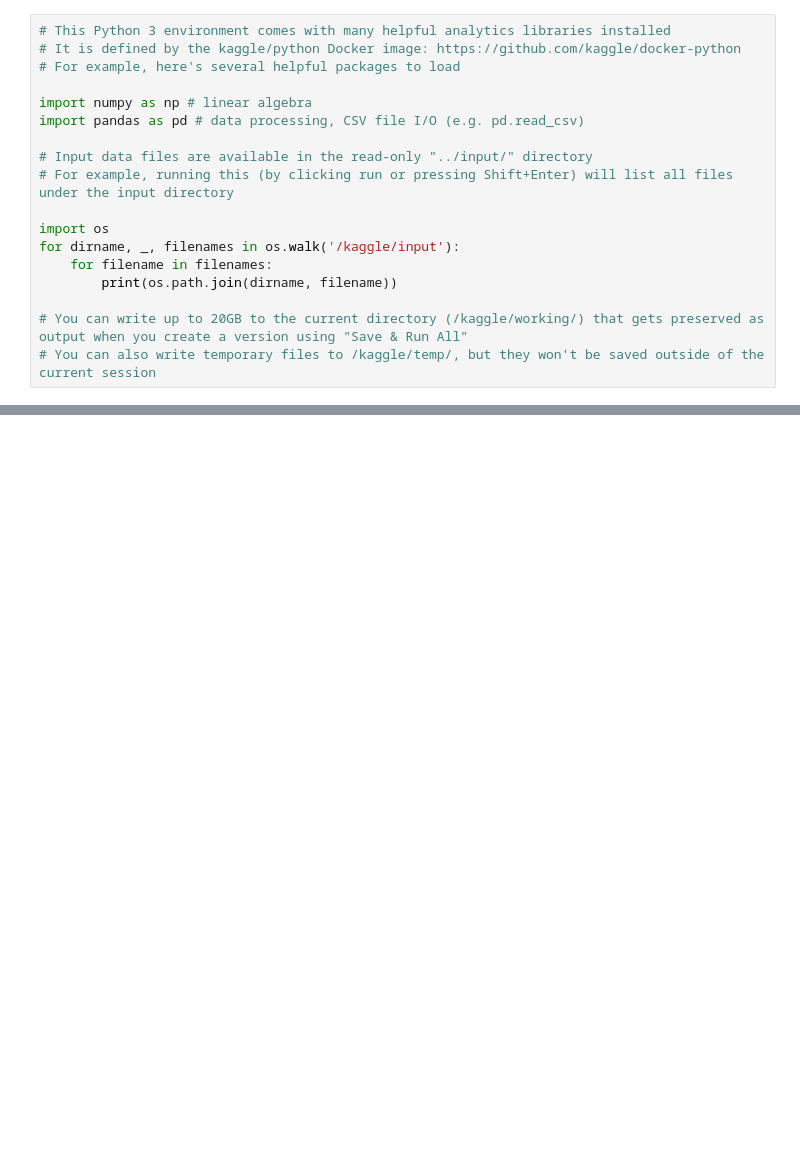
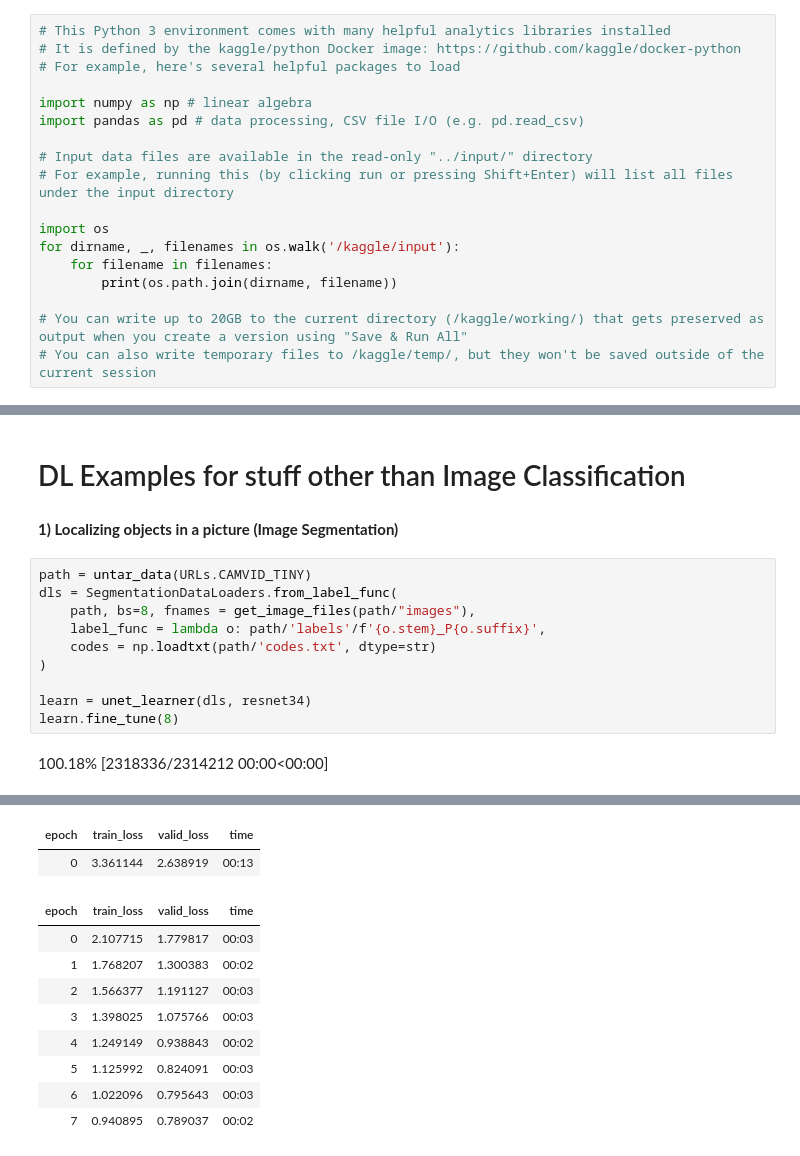
Before and after one commit to AmanVernekar/fastai_course, a Jupyter notebook: fastai-book-chap1.ipynb, the cells around one changed output, grey strips where cells are left out. Drawn from its saved outputs; the diff is of its cells as text; blank space fills up the shorter version.

```diff
--- a/fastai-book-chap1.ipynb
+++ b/fastai-book-chap1.ipynb
@@ -18,0 +184,16 @@ for dirname, _, filenames in os.walk('/kaggle/input'):
+# %% [markdown]
+# DL Examples for stuff other than Image Classification
+# %% [markdown]
+**1) Localizing objects in a picture (Image Segmentation)**
+# %%
+path = untar_data(URLs.CAMVID_TINY)
+dls = SegmentationDataLoaders.from_label_func(
+    path, bs=8, fnames = get_image_files(path/"images"),
+    label_func = lambda o: path/'labels'/f'{o.stem}_P{o.suffix}',
+    codes = np.loadtxt(path/'codes.txt', dtype=str)
+)
+
+learn = unet_learner(dls, resnet34)
+learn.fine_tune(8)
+# %% [output]
+100.18% [2318336/2314212 00:00<00:00]
@@ -18,0 +201,11 @@ for dirname, _, filenames in os.walk('/kaggle/input'):
+| epoch | train_loss | valid_loss | time |
+| 0 | 3.361144 | 2.638919 | 00:13 |
+| epoch | train_loss | valid_loss | time |
+| 0 | 2.107715 | 1.779817 | 00:03 |
+| 1 | 1.768207 | 1.300383 | 00:02 |
+| 2 | 1.566377 | 1.191127 | 00:03 |
+| 3 | 1.398025 | 1.075766 | 00:03 |
+| 4 | 1.249149 | 0.938843 | 00:02 |
+| 5 | 1.125992 | 0.824091 | 00:03 |
+| 6 | 1.022096 | 0.795643 | 00:03 |
+| 7 | 0.940895 | 0.789037 | 00:02 |
```
Also changed, not shown: parts of 40 cells of this notebook.
